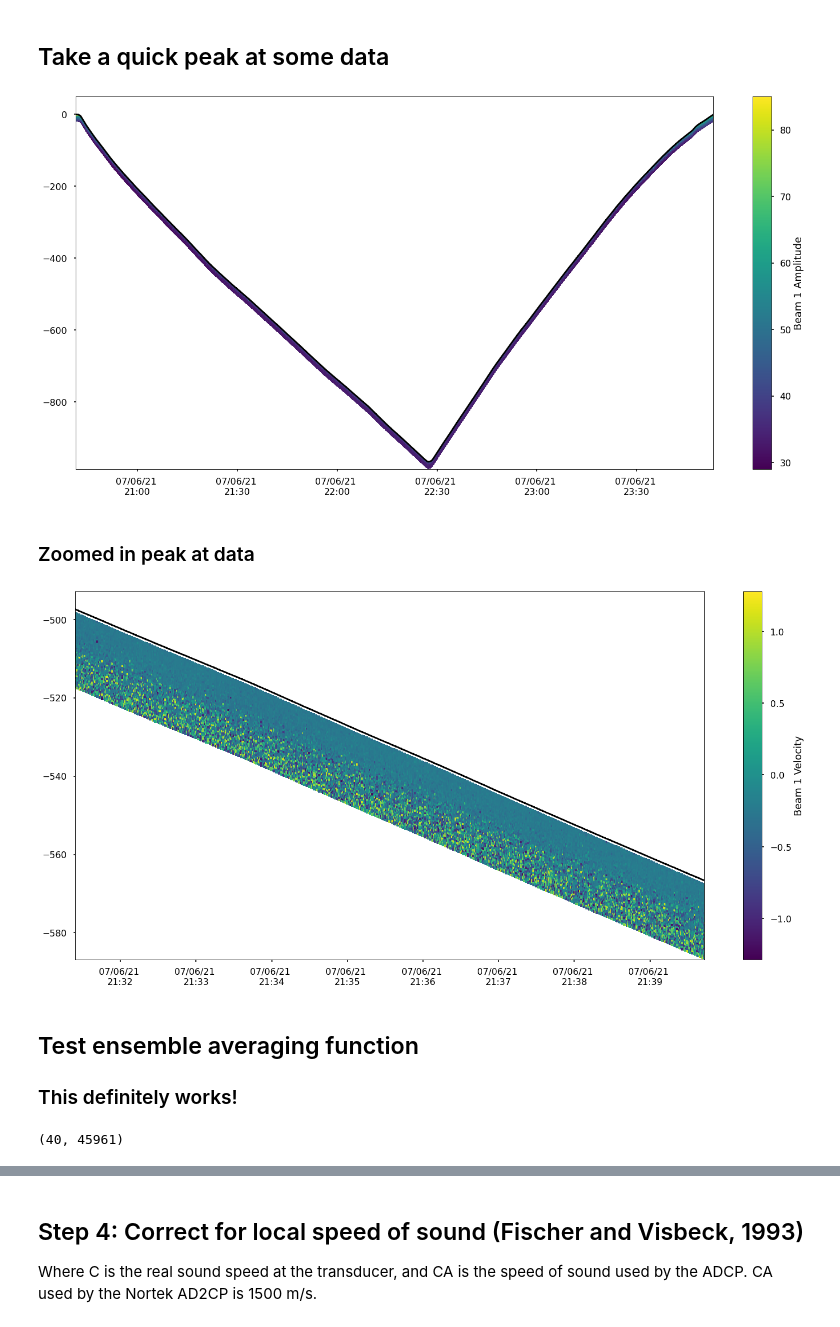
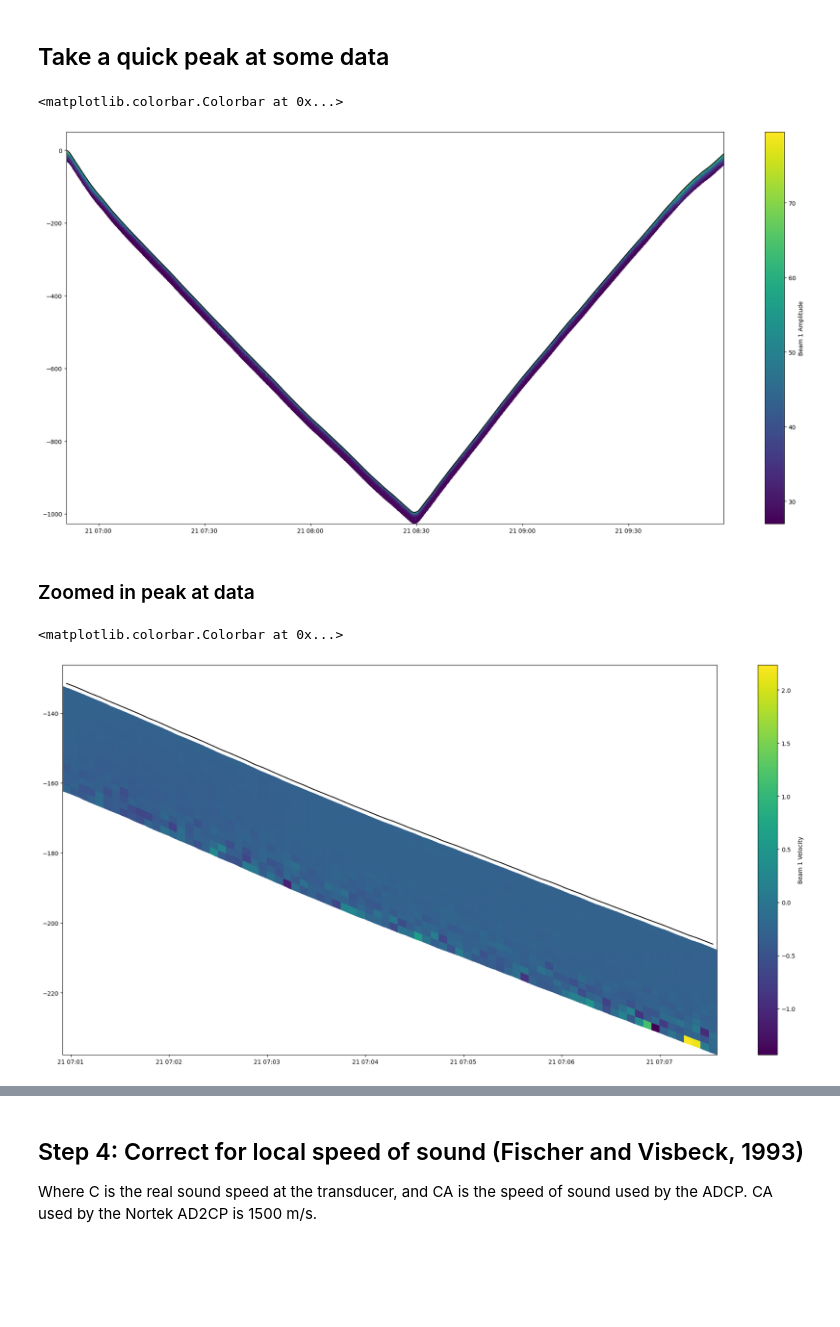
Before and after one commit to JGradone/Slocum-AD2CP, a Jupyter notebook: notebooks/01_Slocum_AD2CP_Testing_and_Data_Exploration.ipynb, the cells around one changed output, grey strips where cells are left out. Cells and saved outputs as stored; diff of their text form; code cells hidden in the pictures; blank space fills up the shorter version.

```diff
--- a/notebooks/01_Slocum_AD2CP_Testing_and_Data_Exploration.ipynb
+++ b/notebooks/01_Slocum_AD2CP_Testing_and_Data_Exploration.ipynb
@@ -36,10 +36,10 @@ import h5netcdf
 # %% [markdown]
 ## Step 1: Load glider data
 # %%
-ds_id = 'ru29-20210630T1343-trajectory-raw-delayed'
+ds_id = 'ru29-20240419T1430-trajectory-raw-delayed'
 
 ## Load flight data
-variables = ['depth', 'latitude', 'longitude', 'time', 'sci_water_temp', 'sci_water_cond','source_file', 'm_water_vx', 'm_water_vy', 'm_heading']
+variables = ['depth', 'latitude', 'longitude', 'time','source_file', 'm_water_vx', 'm_water_vy', 'm_heading','m_gps_mag_var']
 gdf = slocum_ad2cp.get_erddap_dataset(ds_id, server='http://slocum-data.marine.rutgers.edu/erddap', variables = variables, filetype='dataframe')
 gdf.columns = variables
 
@@ -101,7 +101,7 @@ def load_ad2cp(ncfile, mean_lat=15):
     # Try Average group
     try:
         if len(files) == 1:
-            ds = xr.open_dataset(files[0], group="Data/Average/", engine="h5netcdf")
+            ds = xr.open_dataset(files[0], group="Data/Average/")
         else:
             ds = xr.open_mfdataset(
                 files,
@@ -119,7 +119,7 @@ def load_ad2cp(ncfile, mean_lat=15):
     if group is None:
         try:
             if len(files) == 1:
-                ds = xr.open_dataset(files[0], group="Data/Burst/", engine="h5netcdf")
+                ds = xr.open_dataset(files[0], group="Data/Burst/")
             else:
                 ds = xr.open_mfdataset(
                     files,
@@ -137,7 +137,7 @@ def load_ad2cp(ncfile, mean_lat=15):
     ds = ds.sortby("time")
 
     # Attach attributes from Config group of first file
-    config = xr.open_dataset(files[0], group="Config", engine="h5netcdf")
+    config = xr.open_dataset(ncfile[0], group="Config")
     ds = ds.assign_attrs(config.attrs)
 
     # Rename variables for consistency
@@ -157,4 +157,6 @@ def load_ad2cp(ncfile, mean_lat=15):
 
     return ds
 
-load_ad2cp(files,mean_lat=15)
+file = "../raw_data/RU29_Test_AD2CP_1.nc"
+file
+tot_ad2cp = slocum_ad2cp.load_ad2cp(file,mean_lat=15)
@@ -175,7 +164,7 @@ print(gsw.z_from_p(-tot_ad2cp.Pressure.values, 0).max()-gsw.z_from_p(-tot_ad2cp.
 ## Step 3: Subset datasets
 Pull out just one glider segment (based on a unique file name) and the corresponding dead-reckoned depth average current. Use the start and end times to subset the AD2CP data
 # %%
-x=100
+x=21
 
 ## Subset glider df to one segment
 subsetgdf = gdf[(gdf.time >= start_times[x]) & (gdf.time <= end_times[x])]
@@ -204,27 +193,24 @@ fig = plt.figure(figsize=(25,12))
 plt.pcolormesh(x,-by,subset_ad2cp['AmplitudeBeam1'])
 plt.plot(subset_ad2cp['time'],-subset_ad2cp['Pressure'],'k')
 plt.colorbar(label='Beam 1 Amplitude')
-plt.gca().xaxis.set_major_formatter(myFmtlong)
 # %% [output]
+<matplotlib.colorbar.Colorbar at 0x...>
-[figure, old version]
+[figure, new version]
 # %% [markdown]
 ### Zoomed in peak at data
 # %%
 [x,y]=np.meshgrid(subset_ad2cp['time'],subset_ad2cp['VelocityRange'])
 [bdepth,bbins]=np.meshgrid(subset_ad2cp['Pressure'],subset_ad2cp['VelocityRange'])
 
 by=bdepth+bbins
 
-start_ind = 12000
-end_ind   = 14000
+start_ind = 120
+end_ind   = 200
 
 fig = plt.figure(figsize=(25,12))
 plt.pcolormesh(x[:,start_ind:end_ind],-by[:,start_ind:end_ind],subset_ad2cp['VelocityBeam1'][:,start_ind:end_ind])
 plt.plot(subset_ad2cp['time'][start_ind:end_ind],-subset_ad2cp['Pressure'][start_ind:end_ind],'k')
 plt.colorbar(label='Beam 1 Velocity')
-plt.gca().xaxis.set_major_formatter(myFmtlong)
 # %% [output]
+<matplotlib.colorbar.Colorbar at 0x...>
-[figure, old version]
+[figure, new version]
-# %% [markdown]
-## Test ensemble averaging function
-### This definitely works!
@@ -239,4 +216,0 @@ plt.gca().xaxis.set_major_formatter(myFmtlong)
-# %%
-subset_ad2cp.VelocityBeam1.shape
-# %% [output]
-(40, 45961)
```
Also changed, not shown: parts of 26 cells of this notebook, 1 other file.
